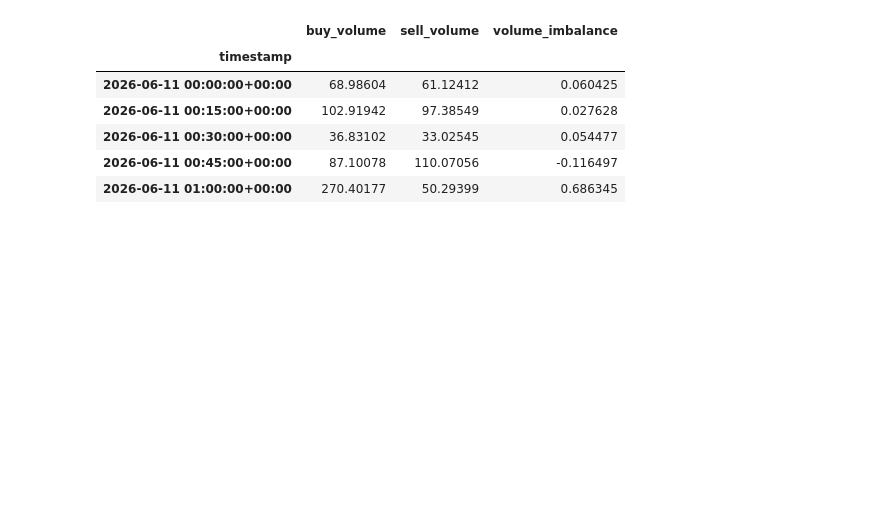
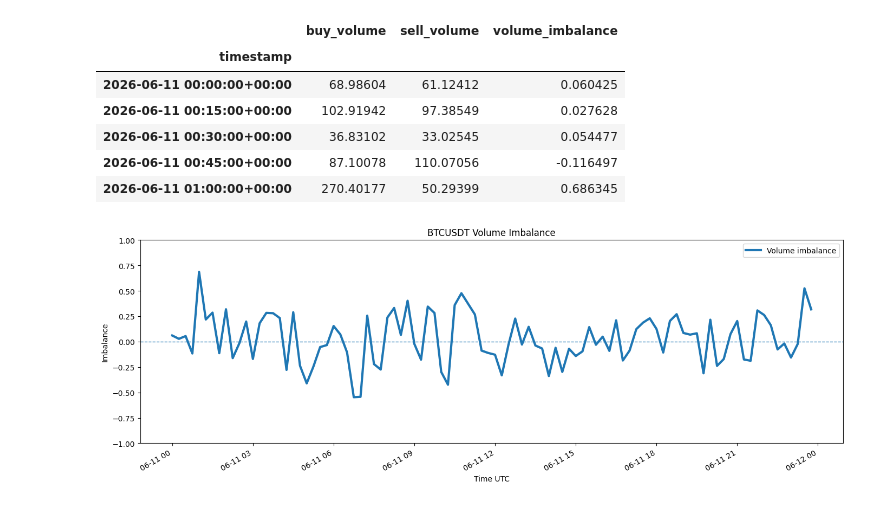
Before and after one commit to Phil1459/binance_project, a Jupyter notebook: notebooks/demo_bars.ipynb, the cells around one changed output. Cells and saved outputs as stored; diff of their text form; code cells hidden in the pictures; blank space fills up the shorter version.

```diff
--- a/notebooks/demo_bars.ipynb
+++ b/notebooks/demo_bars.ipynb
@@ -189,37 +184,32 @@ df_5min[["buy_volume", "sell_volume", "volume_imbalance"]].head()
 | 2026-06-11 00:45:00+00:00 | 87.10078 | 110.07056 | -0.116497 |
 | 2026-06-11 01:00:00+00:00 | 270.40177 | 50.29399 | 0.686345 |
 # %%
-fig = go.Figure()
+fig, ax = plt.subplots(figsize=(14, 5))
 
-fig.add_trace(
-    go.Scatter(
-        x=df_5min.index,
-        y=df_5min["volume_imbalance"],
-        mode="lines",
-        name="Volume imbalance",
-        line={"width": 3},
-    )
+ax.plot(
+    df_5min.index,
+    df_5min["volume_imbalance"],
+    linewidth=3,
+    label="Volume imbalance",
 )
 
-fig.add_hline(
+ax.axhline(
     y=0,
-    line_width=1,
-    line_dash="dash",
+    linewidth=1,
+    linestyle="--",
 )
 
-fig.update_layout(
-    title="BTCUSDT Volume Imbalance",
-    xaxis_title="Time UTC",
-    yaxis_title="Imbalance",
-    hovermode="x unified",
-    height=500,
-)
+ax.set_title("BTCUSDT Volume Imbalance")
+ax.set_xlabel("Time UTC")
+ax.set_ylabel("Imbalance")
+ax.set_ylim(-1, 1)
+ax.legend()
 
-fig.update_yaxes(
-    range=[-1, 1]
-)
-
-fig.show()
+fig.autofmt_xdate()
+fig.tight_layout()
+plt.show()
+# %% [output]
+[figure, added]
 # %%
 sample = df_day.loc[
     "2026-06-11 12:00:00":
```
Also changed, not shown: parts of 5 cells of this notebook.
